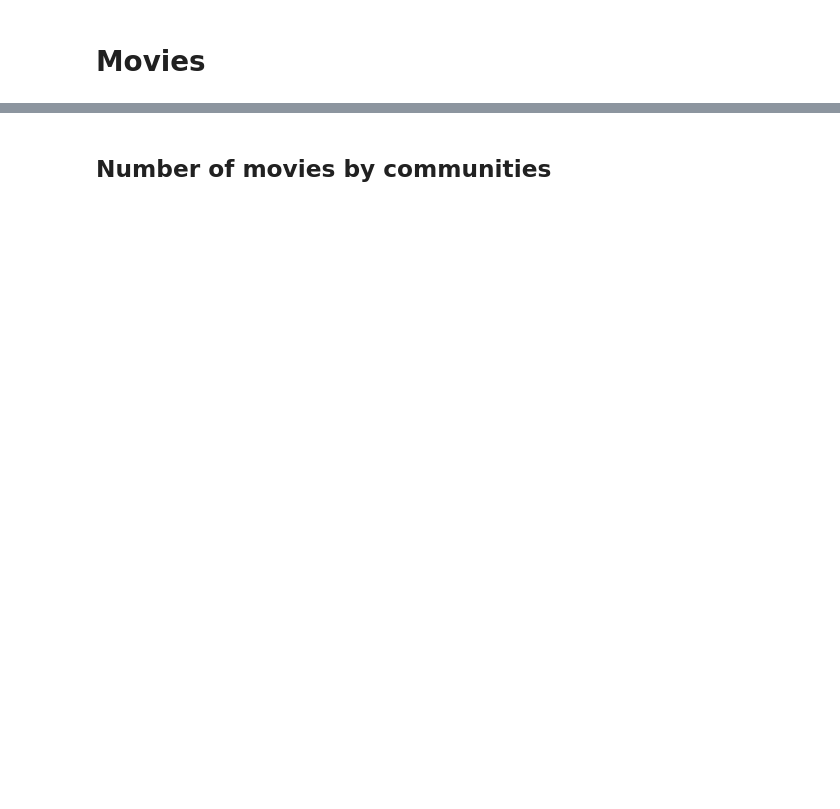
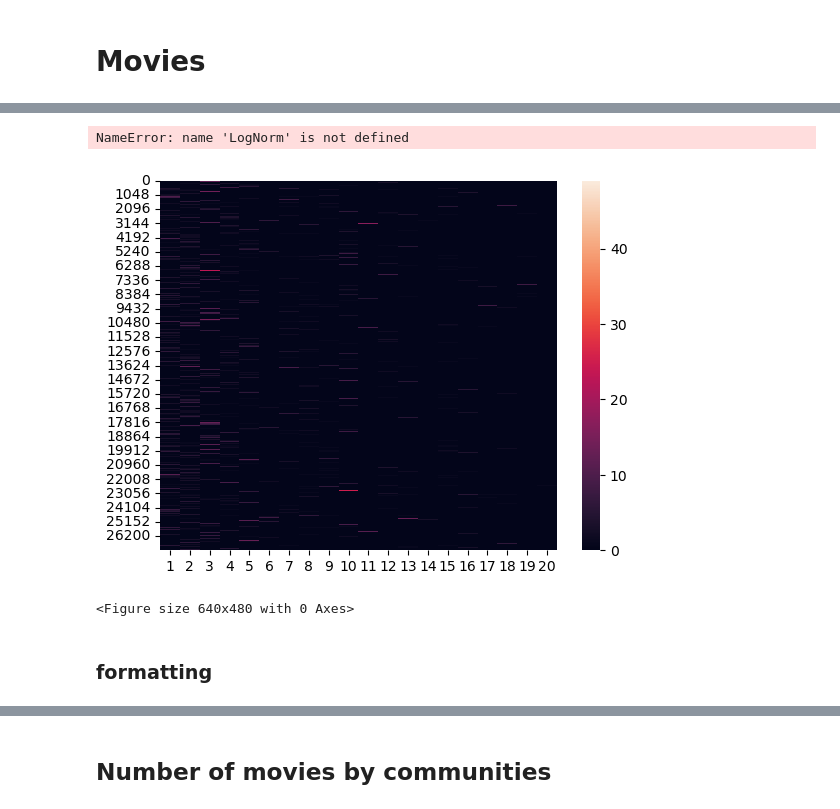
Before and after one commit to epfl-ada/ada-2022-project-addaxx, a Jupyter notebook: exploration.ipynb, the cells around one changed output, grey strips where cells are left out. Saved outputs shown, nothing was run; the diff lists cells and outputs as text; code cells hidden in the pictures; blank space fills up the shorter version.

```diff
--- a/exploration.ipynb
+++ b/exploration.ipynb
@@ -49,0 +59,11 @@ Name: Movie_genres, Length: 16614, dtype: object
+# %%
+#movie_table = movie_table.drop('Wikipedia_movie_ID',axis = 1)
+sns.heatmap(movie_table)
+
+plt.figure()
+#movie_table_old = movie_table_old.drop('movie_index',axis = 1)
+sns.heatmap(movie_table_old, norm = LogNorm())
+# %% [output]
+NameError: name 'LogNorm' is not defined
+[figure, added]
+<Figure size 640x480 with 0 Axes>
@@ -49,0 +74,2 @@ Name: Movie_genres, Length: 16614, dtype: object
+# %% [markdown]
+### formatting
```
Also changed, not shown: parts of 70 cells of this notebook, 1 other file.
